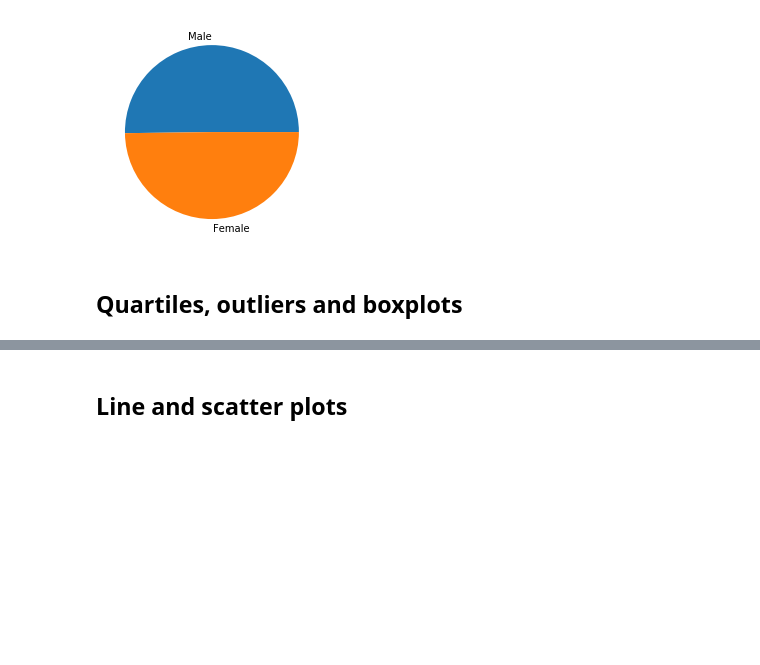
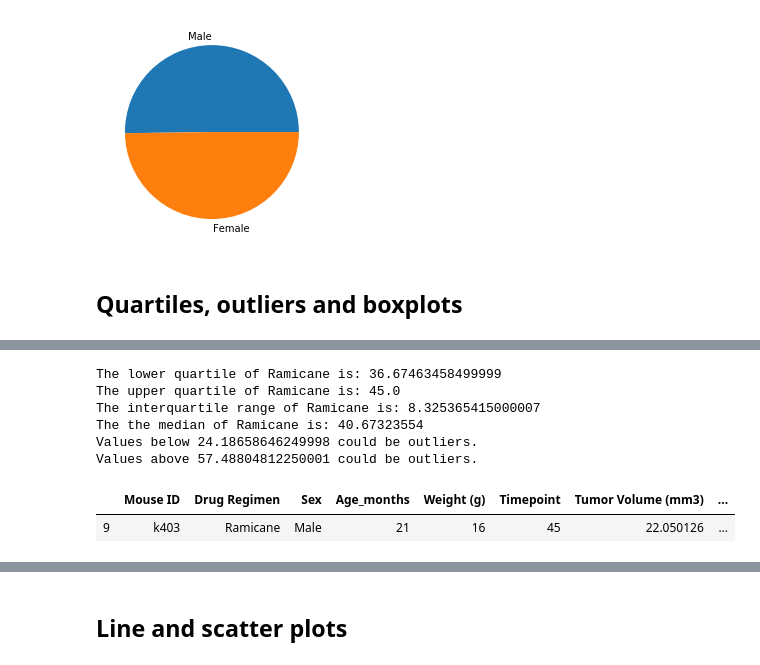
Before and after one commit to glandsly/matplotlib-challenge, a Jupyter notebook: pymaceuticals/pymaceuticals_starter.ipynb, the cells around one changed output, grey strips where cells are left out. Cells and saved outputs as stored; diff of their text form; code cells hidden in the pictures; blank space fills up the shorter version.

```diff
--- a/pymaceuticals/pymaceuticals_starter.ipynb
+++ b/pymaceuticals/pymaceuticals_starter.ipynb
@@ -100,0 +197,31 @@ NameError: name 'index' is not defined
+# %%
+#Ramicane
+ramicane_df = merged_df.query("`Drug Regimen` == 'Ramicane'")
+
+quartiles = ramicane_df['Tumor Volume (mm3)'].quantile([.25,.5,.75])
+lowerq = quartiles[0.25]
+upperq = quartiles[0.75]
+iqr = upperq-lowerq
+
+print(f"The lower quartile of Ramicane is: {lowerq}")
+print(f"The upper quartile of Ramicane is: {upperq}")
+print(f"The interquartile range of Ramicane is: {iqr}")
+print(f"The the median of Ramicane is: {quartiles[0.5]} ")
+
+lower_bound = lowerq - (1.5*iqr)
+upper_bound = upperq + (1.5*iqr)
+
+print(f"Values below {lower_bound} could be outliers.")
+print(f"Values above {upper_bound} could be outliers.")
+
+ramicane_outlier_df = ramicane_df.loc[(ramicane_df['Tumor Volume (mm3)'] < lower_bound) | (ramicane_df['Tumor Volume (mm3)'] > upper_bound)]
+ramicane_outlier_df
+# %% [output]
+The lower quartile of Ramicane is: 36.67463458499999
+The upper quartile of Ramicane is: 45.0
+The interquartile range of Ramicane is: 8.325365415000007
+The the median of Ramicane is: 40.67323554
+Values below 24.18658646249998 could be outliers.
+Values above 57.48804812250001 could be outliers.
+|  | Mouse ID | Drug Regimen | Sex | Age_months | Weight (g) | Timepoint | Tumor Volume (mm3) | ... |
+| 9 | k403 | Ramicane | Male | 21 | 16 | 45 | 22.050126 | ... |
```
Also changed, not shown: parts of 8 cells of this notebook.
